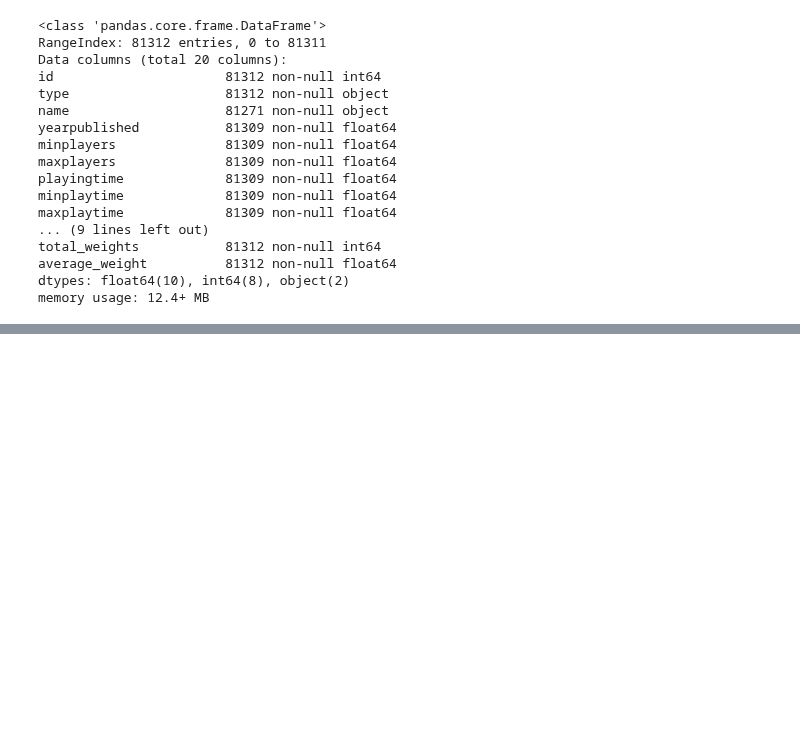
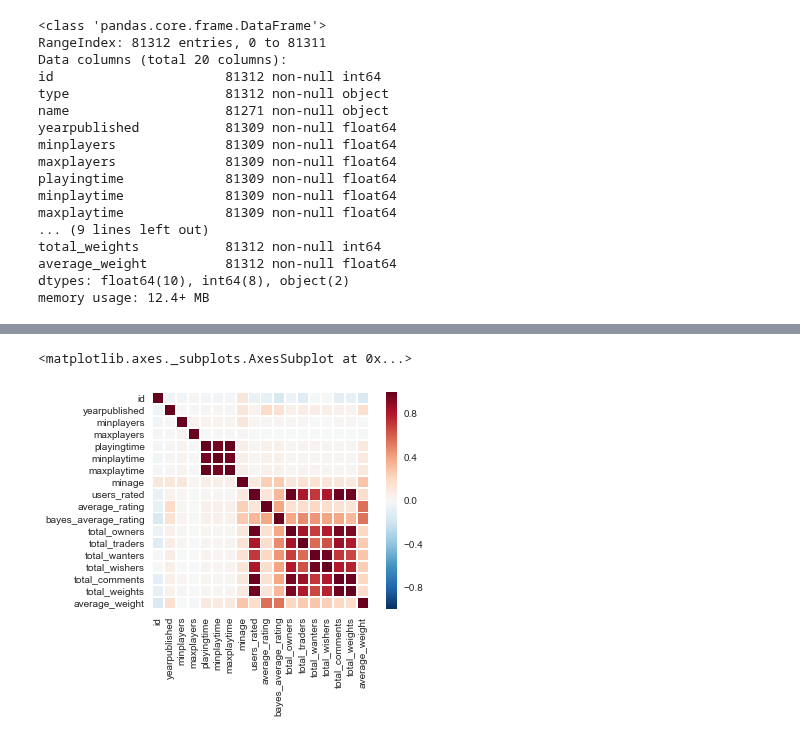
Before and after one commit to Lakshhmi/Code-Practice, a Jupyter notebook: Data Analysis.ipynb, the cells around one changed output, grey strips where cells are left out. Cells and saved outputs as stored; diff of their text form; code cells hidden in the pictures; blank space fills up the shorter version.

```diff
--- a/Data Analysis.ipynb
+++ b/Data Analysis.ipynb
@@ -48,0 +194,3 @@ memory usage: 12.4+ MB
+# %%
+correlation = numerical_features.corr()
+print(correlation)
@@ -48,0 +237,6 @@ memory usage: 12.4+ MB
+# %%
+
+sns.heatmap(correlation,square=True,annot=False,linewidths=0.8)
+# %% [output]
+<matplotlib.axes._subplots.AxesSubplot at 0x...>
+[figure, added]
```
Also changed, not shown: parts of 25 cells of this notebook.
